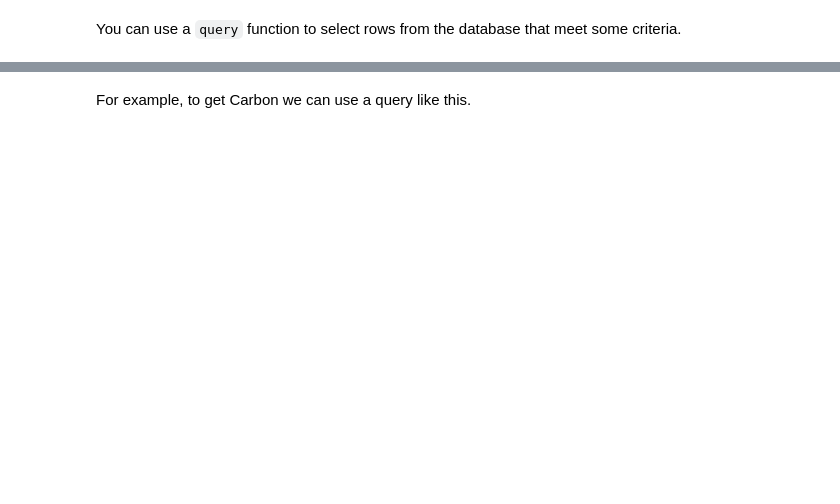
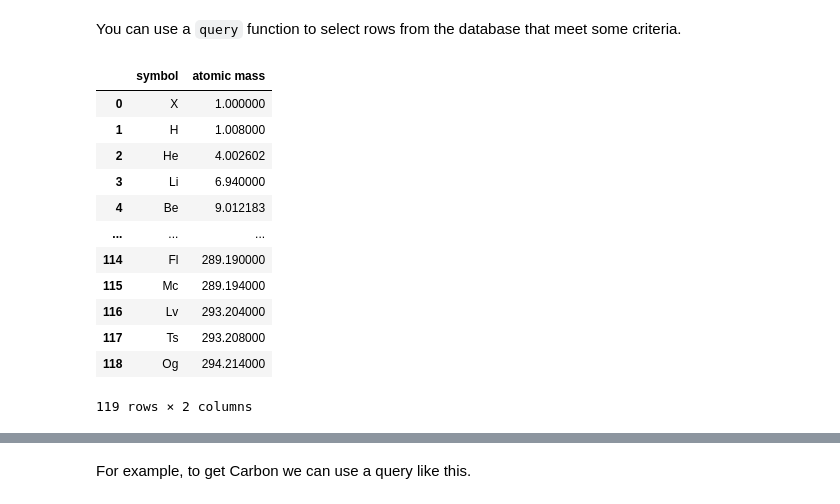
Before and after one commit to Steel-Bank-codespaces/s23-06681, a Jupyter notebook: lectures/04-pandas-database/pandas-database.ipynb, the cells around one changed output, grey strips where cells are left out. Saved outputs shown, nothing was run; the diff lists cells and outputs as text; code cells hidden in the pictures; blank space fills up the shorter version.

```diff
--- a/lectures/04-pandas-database/pandas-database.ipynb
+++ b/lectures/04-pandas-database/pandas-database.ipynb
@@ -25,4 +35,20 @@ elements.info()
 # %% [markdown]
 You can use a `query` function to select rows from the database that meet some criteria.
+# %%
+elements
+# %% [output]
+|  | symbol | atomic mass |
+| 0 | X | 1.000000 |
+| 1 | H | 1.008000 |
+| 2 | He | 4.002602 |
+| 3 | Li | 6.940000 |
+| 4 | Be | 9.012183 |
+| ... | ... | ... |
+| 114 | Fl | 289.190000 |
+| 115 | Mc | 289.194000 |
+| 116 | Lv | 293.204000 |
+| 117 | Ts | 293.208000 |
+| 118 | Og | 294.214000 |
+119 rows × 2 columns
 # %%
 ?elements.query
```
Also changed, not shown: parts of 37 cells of this notebook.
